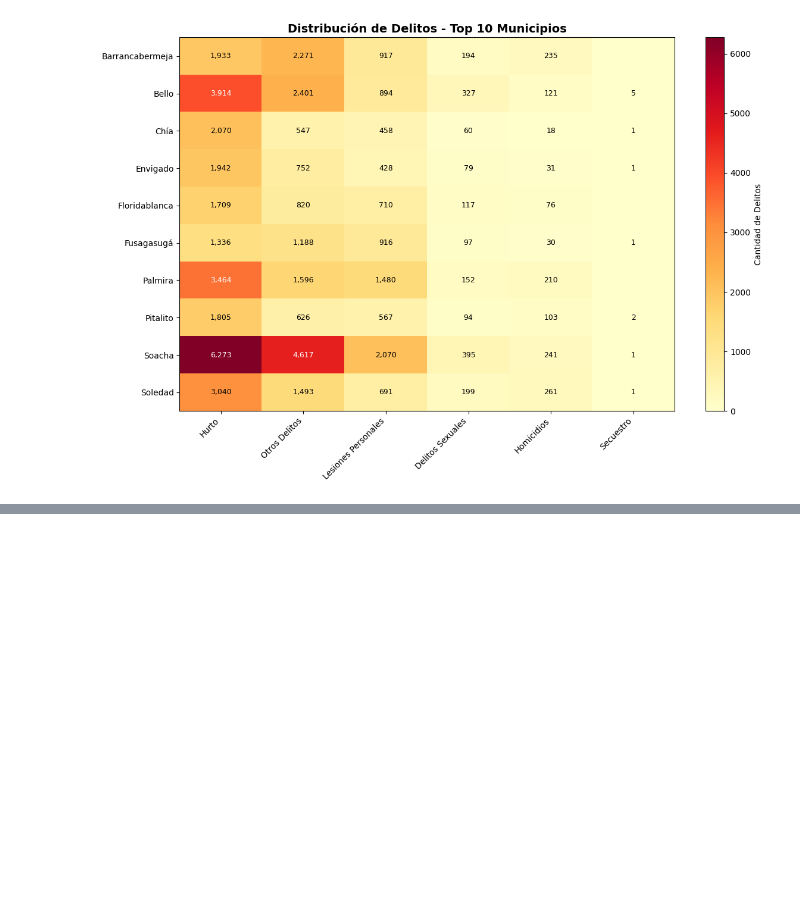
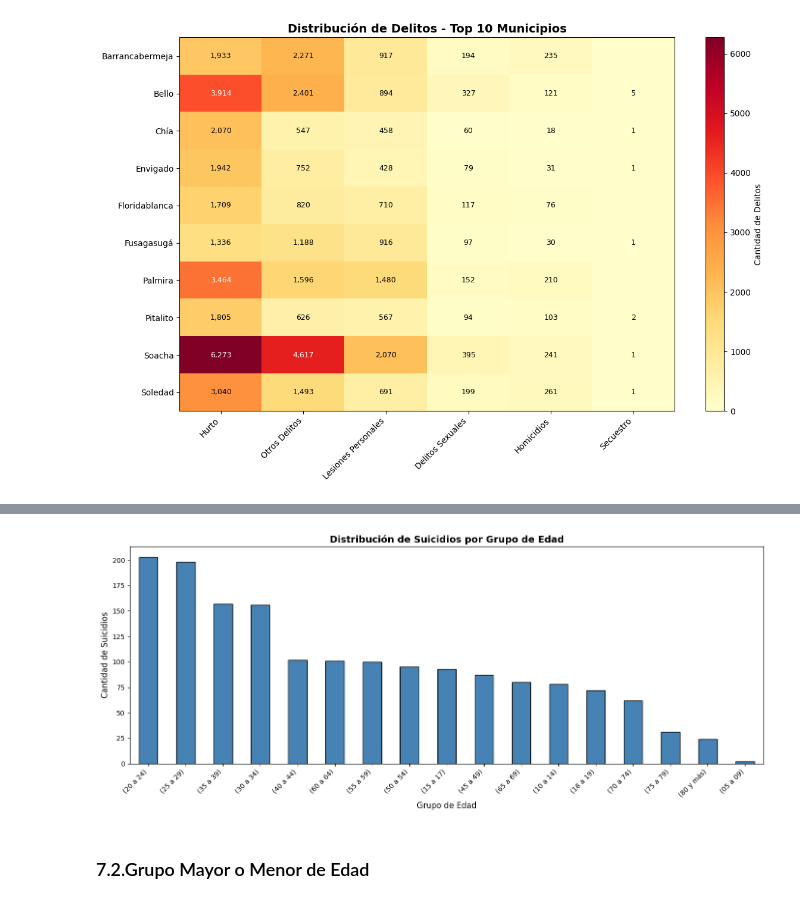
Before and after one commit to majo581/TALLERES, a Jupyter notebook: trabajo_de_econometria.ipynb, the cells around one changed output, grey strips where cells are left out. Saved outputs shown, nothing was run; the diff lists cells and outputs as text; code cells hidden in the pictures; blank space fills up the shorter version.

```diff
--- a/trabajo_de_econometria.ipynb
+++ b/trabajo_de_econometria.ipynb
@@ -627,0 +747,15 @@ plt.show()
+# %%
+import matplotlib.pyplot as plt
+
+print("="*60)
+print("ESTADÍSTICAS - GRUPO DE EDAD QUINQUENAL")
+print("="*60)
+
+edad_stats = df_suicidios_filtrado['Grupo de Edad Quinquenal '].value_counts()
+edad_pct = (edad_stats / len(df_suicidios_filtrado)) * 100
+
+edad_df = pd.DataFrame({
+    'Cantidad': edad_stats,
+    'Porcentaje (%)': edad_pct.round(1)
+})
+print(edad_df)
@@ -627,0 +780,14 @@ plt.show()
+# %%
+# Gráfico
+plt.figure(figsize=(14, 6))
+edad_stats.plot(kind='bar', color='steelblue', edgecolor='black')
+plt.title('Distribución de Suicidios por Grupo de Edad', fontsize=14, fontweight='bold')
+plt.xlabel('Grupo de Edad', fontsize=12)
+plt.ylabel('Cantidad de Suicidios', fontsize=12)
+plt.xticks(rotation=45, ha='right')
+plt.tight_layout()
+plt.show()
+# %% [output]
+[figure, added]
+# %% [markdown]
+### 7.2.Grupo Mayor o Menor de Edad
```
Also changed, not shown: parts of 56 cells of this notebook.
